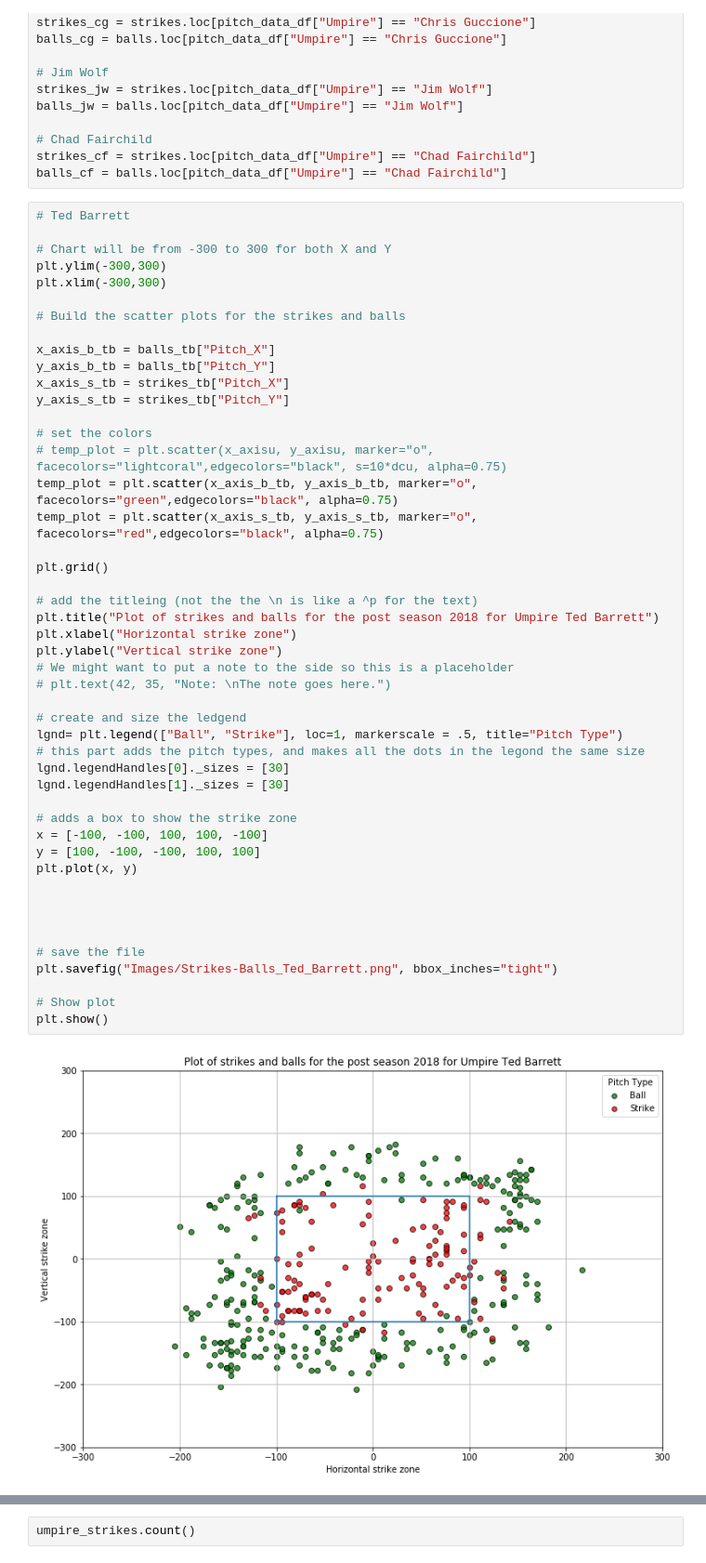
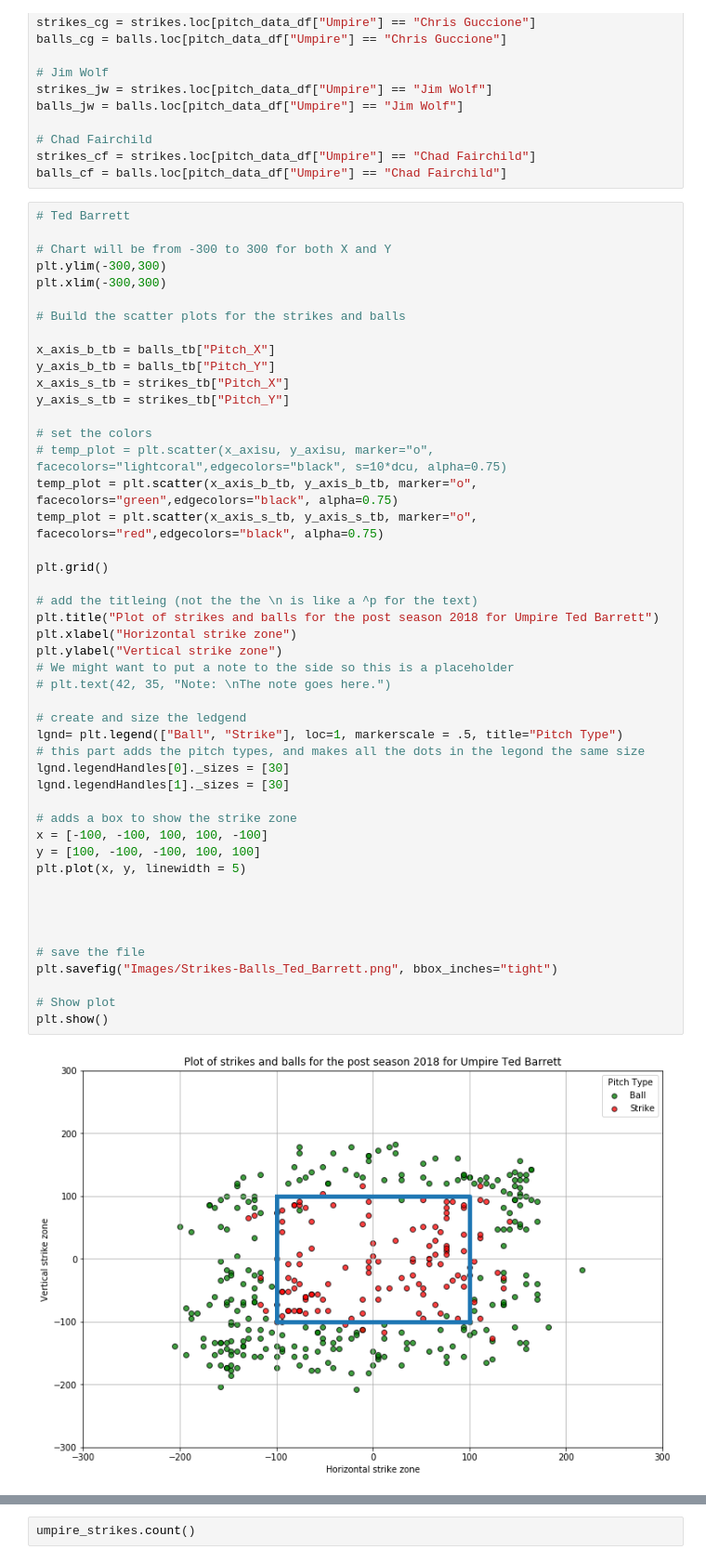
Before and after one commit to ForrestMcDougal/MLB-Postseason-Umpire-Analysis, a Jupyter notebook: Charts.ipynb, the cells around one changed output, grey strips where cells are left out. Shown at 93% size. Saved outputs shown, nothing was run; the diff lists cells and outputs as text.

```diff
--- a/Charts.ipynb
+++ b/Charts.ipynb
@@ -173,35 +173,35 @@ temp_plot = plt.scatter(x_axis_b_tb, y_axis_b_tb, marker="o", facecolors="green"
 temp_plot = plt.scatter(x_axis_s_tb, y_axis_s_tb, marker="o", facecolors="red",edgecolors="black", alpha=0.75)
 
 plt.grid()
 
 # add the titleing (not the the \n is like a ^p for the text)
 plt.title("Plot of strikes and balls for the post season 2018 for Umpire Ted Barrett")
 plt.xlabel("Horizontal strike zone")
 plt.ylabel("Vertical strike zone")
 # We might want to put a note to the side so this is a placeholder
 # plt.text(42, 35, "Note: \nThe note goes here.")
 
 # create and size the ledgend
 lgnd= plt.legend(["Ball", "Strike"], loc=1, markerscale = .5, title="Pitch Type")
 # this part adds the pitch types, and makes all the dots in the legond the same size
 lgnd.legendHandles[0]._sizes = [30]
 lgnd.legendHandles[1]._sizes = [30]
 
 # adds a box to show the strike zone
 x = [-100, -100, 100, 100, -100]
 y = [100, -100, -100, 100, 100]
-plt.plot(x, y)
+plt.plot(x, y, linewidth = 5)
 
 
 
 
 # save the file
 plt.savefig("Images/Strikes-Balls_Ted_Barrett.png", bbox_inches="tight")
 
 # Show plot
 plt.show()
 # %% [output]
-[figure, old version]
+[figure, new version]
 # %%
 # Chris Guccione
 
```
Also changed, not shown: parts of 7 cells of this notebook.
